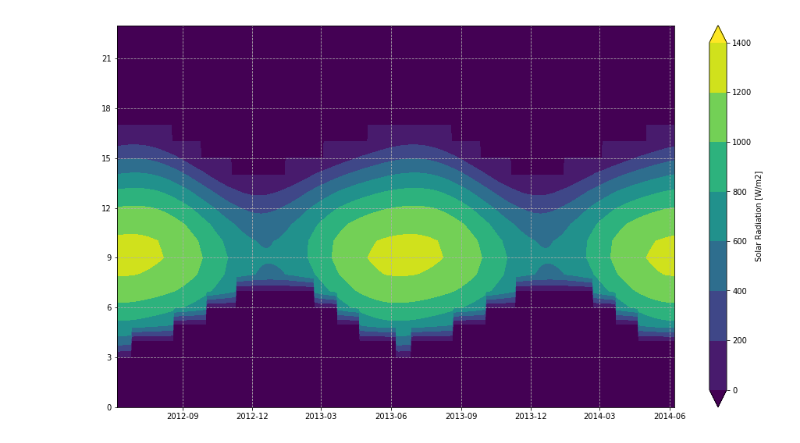
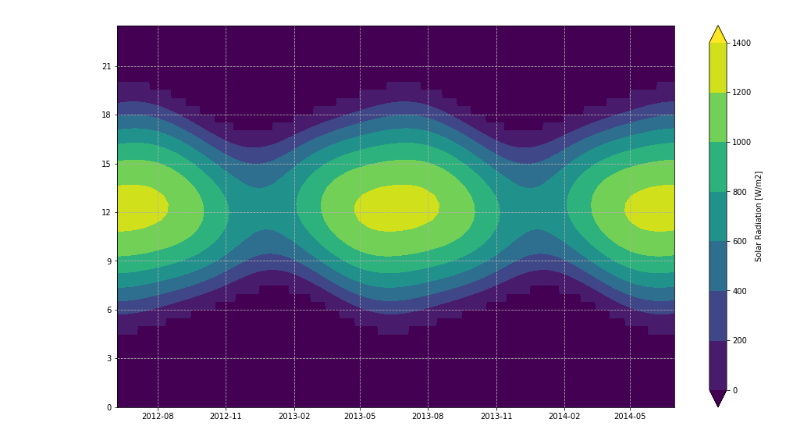
Before and after one commit to MBlaschek/Notebooks, a Jupyter notebook: Solar_radiation.ipynb, the cells around one changed output. Drawn from its saved outputs; the diff is of its cells as text; code cells hidden in the pictures.

```diff
--- a/Solar_radiation.ipynb
+++ b/Solar_radiation.ipynb
@@ -38,7 +38,7 @@ def solar_radiation(date, lat, lon, azim, inclin, sc=1353.):
     bcof = np.array([-.12193, -.15699, -.00657, -.00370])
     dzero=80.
     ecc=.0167
-    pi=3.14159
+    pi=np.pi
     degrad=pi/180.
     decmax=(23.+(26./60.))*degrad
     omega=(2.*pi)/365.
@@ -56,13 +56,13 @@ def solar_radiation(date, lat, lon, azim, inclin, sc=1353.):
     sdec=np.sin(declin)
     cdec=np.cos(declin)
     # Sun rise hour angle
-#     arg = ((pi/2.) - np.abs(declin)) / degrad
-#     if np.abs(lat) > arg:
-#         if (lat > 0 and declin < 0) or (lat<0 and declin > 0):
-#             return 0.,0.,0.
-#         sr = -pi
-#     else:
-#         sr = -np.abs(np.arcos(-np.tan(lat*degrad)*tan(declin)))
+    arg = ((pi/2.) - np.abs(declin)) / degrad
+    if np.abs(lat) > arg:
+        if (lat > 0 and declin < 0) or (lat<0 and declin > 0):
+            return 0.,0.,0.
+        sr = -pi
+    else:
+        sr = -np.abs(np.arccos(-np.tan(lat*degrad)*np.tan(declin)))
 
     # standard time meridian for site
     stdmrdn = np.round(lon/15.)*15
@@ -74,7 +74,7 @@ def solar_radiation(date, lat, lon, azim, inclin, sc=1353.):
     em = np.sum(em)
 
     # time of solar noon
-    timnoon=12.-em-longcor
+    timnoon = 12. - em - longcor
 
     # convert degrees to radians, sets up values for radiation calculation
     azimslo=azim*degrad
@@ -86,7 +86,7 @@ def solar_radiation(date, lat, lon, azim, inclin, sc=1353.):
     cinc=np.cos(inslo)
     sinc=np.sin(inslo)
 
-    # Time
+    # Time ( Modified )
     hrdec = date.hour + date.minute/60.
 
     # calculates incoming solar radiation at each timestep
@@ -116,15 +122,19 @@ print solar_radiation(datetime(2012,12,22,9,0), 30,0 ,90, 0)
 # %%
-def solar_radiation_range(startdate, enddate, lat, lon, azim, inclin, sc=1353.):
+def solar_radiation_range(startdate, enddate, lat, lon, azim, inclin, solar_constant=1353., daily_total=False):
 
     dates = pd.date_range(startdate,enddate, freq='D')
     nd = len(dates)
-    nh = 24
+    nh = 24*60  # best for integration
+    tstep = 24/float(nh)
     sol_rad=np.zeros((nd,nh))
-    jday_out=np.zeros((nd,nh))
 
     for j in range(nd):
         for i in range(nh):
-            sol_rad[j,i],_,_ = solar_radiation(dates[j] + timedelta(hours=i), lat, lon, azim, inclin, sc=sc)
+            sol_rad[j,i],_,_ = solar_radiation(dates[j] + timedelta(hours=i*tstep), lat, lon, azim, inclin, sc=solar_constant)
 
-    sol_rad = pd.DataFrame(sol_rad, index=dates, columns=range(nh))
+
+    if len(dates) > 1:
+        sol_rad = pd.DataFrame(sol_rad, index=dates, columns=(np.arange(nh)*tstep))
+    else:
+        sol_rad = pd.Series(np.squeeze(sol_rad), name=dates[0], index=(np.arange(nh)*tstep))
     return sol_rad
@@ -131,14 +155,15 @@ def solar_radiation_range(startdate, enddate, lat, lon, azim, inclin, sc=1353.):
 # %%
 startdate = datetime(2012,6,7)
-enddate = datetime(2014,6,7)
+enddate = datetime(2014,6,30)
 
+#
 # lat, lon, azimuth, zenith of slope
-df = solar_radiation_range(startdate, enddate, 48.6,16.3,90,30)
+df = solar_radiation_range(startdate, enddate, 38.61,-78.5,90,0)  # Stefano's Example
 
 plt.figure(figsize=(16,9))
-plt.contourf(df.index, df.columns,df.values.T, extend='both')
+plt.contourf(df.index, df.columns*0.5,df.values.T, extend='both')
 plt.colorbar(label='Solar Radiation [W/m2]')
 plt.yticks(np.arange(0,24,3))
 plt.grid(ls='--')
 # %% [output]
-[figure, old version]
+[figure, new version]
```
Also changed, not shown: parts of 5 cells of this notebook.
